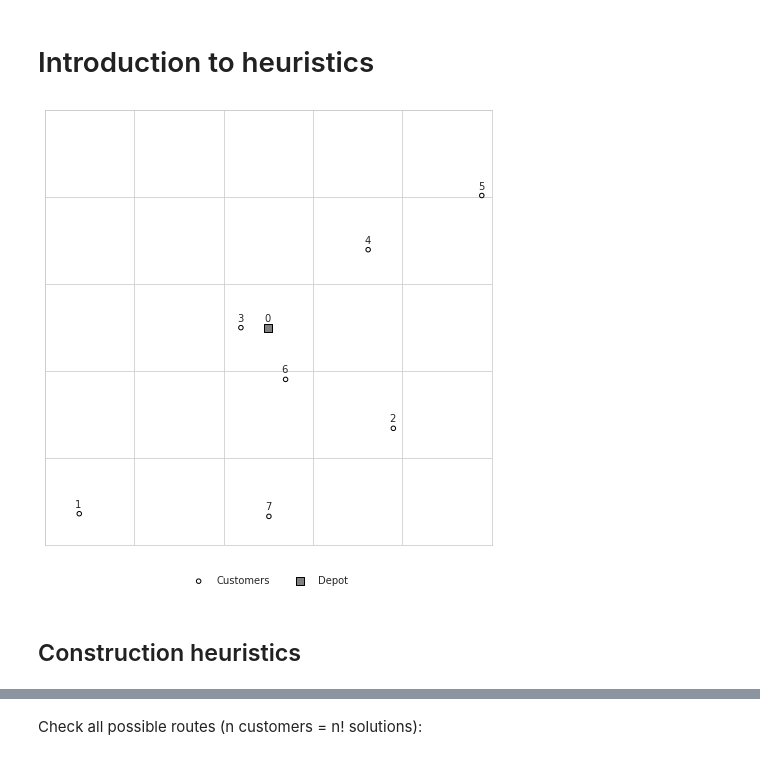
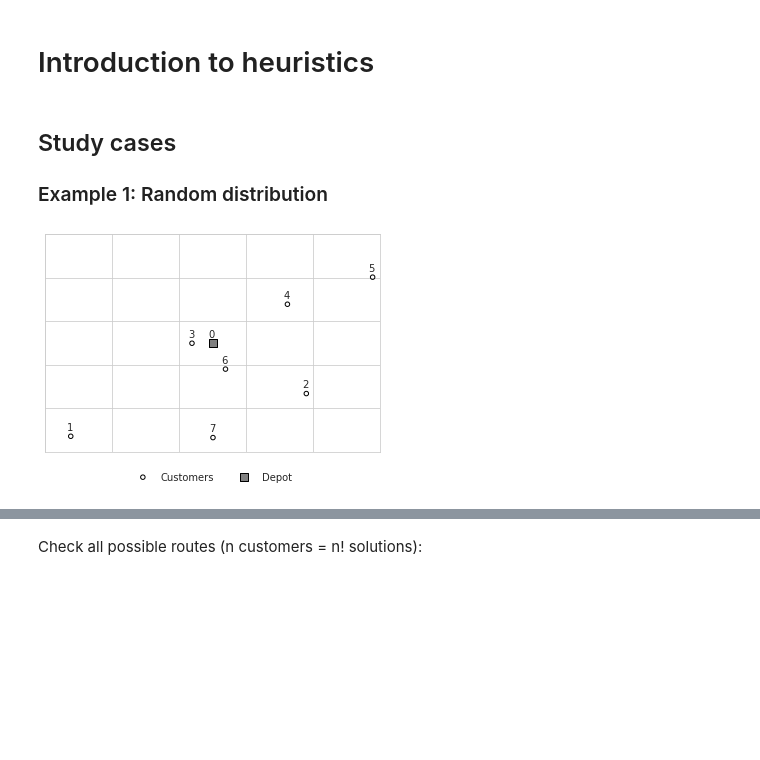
Before and after one commit to brenobeirigo/vrplot, a Jupyter notebook: introduction_to_heuristics.ipynb, the cells around one changed output, grey strips where cells are left out. Drawn from its saved outputs; the diff is of its cells as text; code cells hidden in the pictures; blank space fills up the shorter version.

Commit message:
VRP US example

```diff
--- a/introduction_to_heuristics.ipynb
+++ b/introduction_to_heuristics.ipynb
@@ -7,22 +7,22 @@ import static, animated, util, heuristic
 import matplotlib.pyplot as plt
 import seaborn as sns
 import complexity
-
 sns.set_style("whitegrid")
 
 import numpy as np
 np.random.seed(7)
-
-n_customers = 7
-figsize = (8, 8)
-
-coords = util.get_random_nodes(n_customers)
-nodes = list(range(len(coords)))
-depot, customer_nodes = nodes[0], nodes[1:]
-fig, ax = plt.subplots(figsize=figsize)
-
-static.draw_nodes(coords, nodes, ax)
-# %% [output]
-[figure, removed]
-# %% [markdown]
-## Construction heuristics
+# %% [markdown]
+## Study cases
+
+### Example 1: Random distribution
+# %%
+n_customers = 7
+figsize = (8, 8)
+
+coords = util.get_random_nodes(n_customers)
+nodes = list(range(len(coords)))
+depot, customer_nodes = nodes[0], nodes[1:]
+
+static.draw_nodes(coords, nodes)
+# %% [output]
+[figure, added]
```
Also changed, not shown: parts of 30 cells of this notebook, 4 other files.
